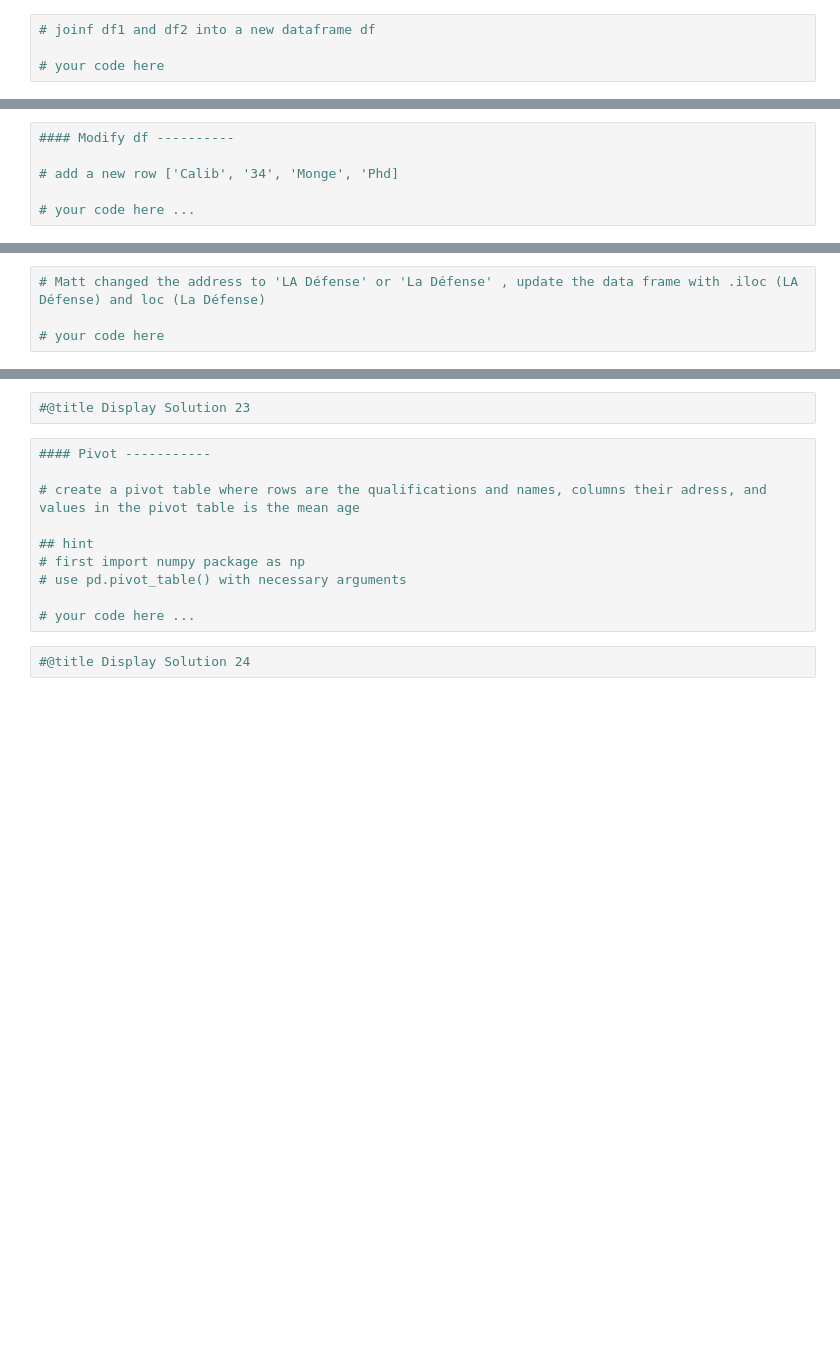
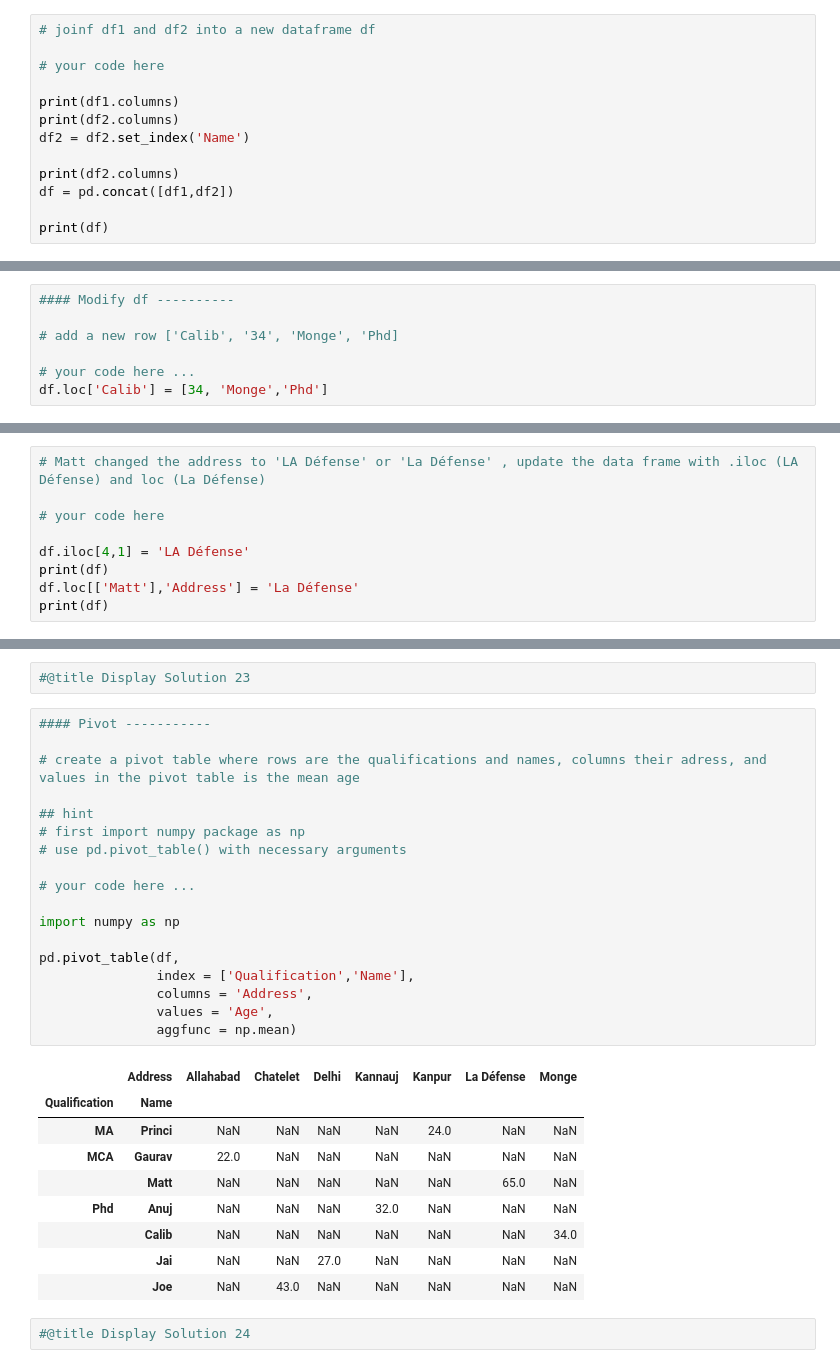
Before and after one commit to Solenluna/Module1, a Jupyter notebook: Python_Basics_Module_1_Practise.ipynb, the cells around one changed output, grey strips where cells are left out. Cells and saved outputs as stored; diff of their text form; blank space fills up the shorter version.

```diff
--- a/Python_Basics_Module_1_Practise.ipynb
+++ b/Python_Basics_Module_1_Practise.ipynb
@@ -1850,3 +1905,12 @@ df2
 # joinf df1 and df2 into a new dataframe df
 
 # your code here
+
+print(df1.columns)
+print(df2.columns)
+df2 = df2.set_index('Name')
+
+print(df2.columns)
+df = pd.concat([df1,df2])
+
+print(df)
@@ -1864,3 +1944,4 @@ df2
 # add a new row ['Calib', '34', 'Monge', 'Phd]
 
 # your code here ...
+df.loc['Calib'] = [34, 'Monge','Phd']
@@ -1870,3 +1963,8 @@ df2
 # Matt changed the address to 'LA Défense' or 'La Défense' , update the data frame with .iloc (LA Défense) and loc (La Défense)
 
 # your code here
+
+df.iloc[4,1] = 'LA Défense'
+print(df)
+df.loc[['Matt'],'Address'] = 'La Défense'
+print(df)
@@ -1899,13 +2043,31 @@ df2
 # %%
 #### Pivot -----------
 
 # create a pivot table where rows are the qualifications and names, columns their adress, and values in the pivot table is the mean age
 
 ## hint
 # first import numpy package as np
 # use pd.pivot_table() with necessary arguments
 
 # your code here ...
+
+import numpy as np
+
+pd.pivot_table(df,
+               index = ['Qualification','Name'],
+               columns = 'Address',
+               values = 'Age',
+               aggfunc = np.mean)
+# %% [output]
+|  | Address | Allahabad | Chatelet | Delhi | Kannauj | Kanpur | La Défense | Monge |
+| Qualification | Name |  |  |  |  |  |  |  |
+| MA | Princi | NaN | NaN | NaN | NaN | 24.0 | NaN | NaN |
+| MCA | Gaurav | 22.0 | NaN | NaN | NaN | NaN | NaN | NaN |
+|  | Matt | NaN | NaN | NaN | NaN | NaN | 65.0 | NaN |
+| Phd | Anuj | NaN | NaN | NaN | 32.0 | NaN | NaN | NaN |
+|  | Calib | NaN | NaN | NaN | NaN | NaN | NaN | 34.0 |
+|  | Jai | NaN | NaN | 27.0 | NaN | NaN | NaN | NaN |
+|  | Joe | NaN | 43.0 | NaN | NaN | NaN | NaN | NaN |
 # %%
 #@title Display Solution 24
 # %% [markdown]
```
Also changed, not shown: parts of 22 cells of this notebook.
